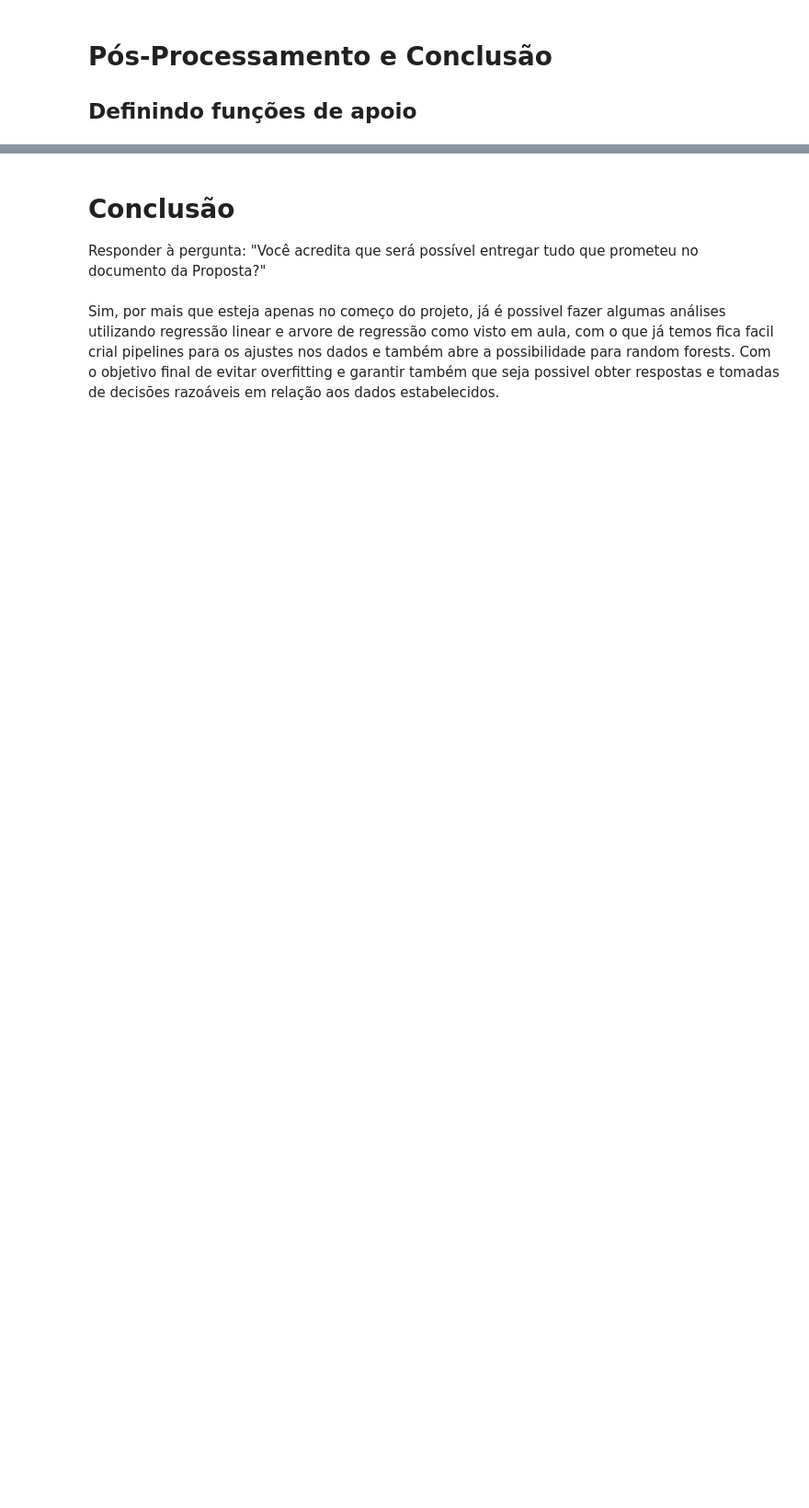
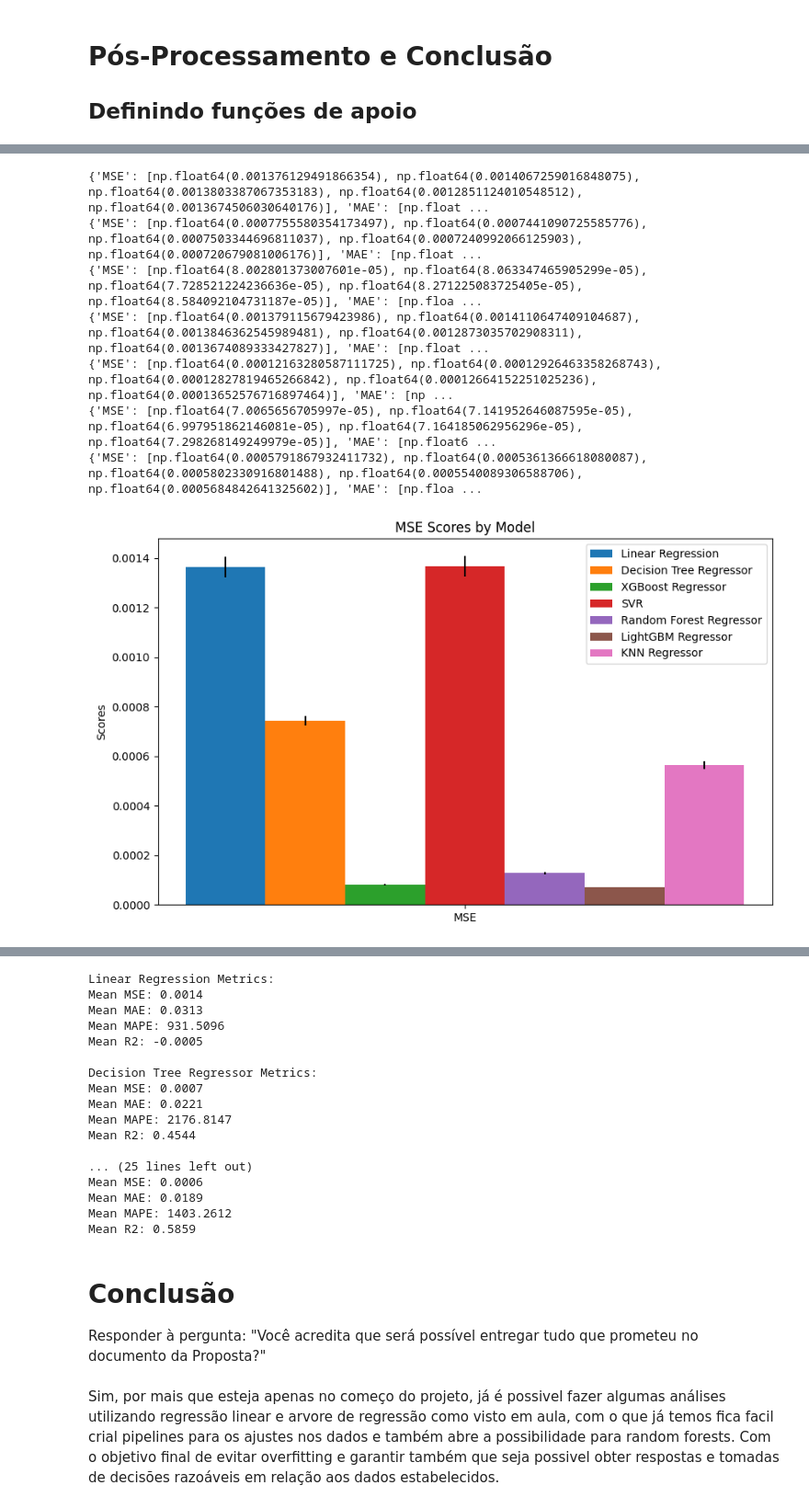
Before and after one commit to masterkey-07/smartgrid-ai-project, a Jupyter notebook: src/concept_proof.ipynb, the cells around one changed output, grey strips where cells are left out. Shown: that part at 92% size. Cells and saved outputs as stored; diff of their text form; code cells hidden in the pictures; blank space fills up the shorter version.

Commit message:
LightGBM

```diff
--- a/src/concept_proof.ipynb
+++ b/src/concept_proof.ipynb
@@ -281,0 +248,61 @@ Mean R2: 0.9056
+# %%
+# Regressão Linear
+
+linear_mean_std = create_metrics(liner_regressor_data)
+tree_mean_std = create_metrics(tree_regressor_data)
+xgboost_mean_std = create_metrics(xgboost_regressor_data)
+svr_mean_std = create_metrics(svr_data)
+random_forest_mean_std = create_metrics(random_forest_data)
+lightgbm_mean_std = create_metrics(lightgbm_regressor_data)
+knn_mean_std = create_metrics(knn_regressor_data)
+
+# Função para plotar gráficos de métricas
+def plot_metrics(metric_name, model_metrics, labels):
+    width = 0.2
+    x = np.arange(len(labels))
+
+    fig, ax = plt.subplots(figsize=(10, 6))
+
+    for i, (model_name, metric_values) in enumerate(model_metrics.items()):
+        rects = ax.bar(x + i * width, [metric_values[metric_name][0] for metric_name in labels], width, label=model_name, yerr=[metric_values[metric_name][1] for metric_name in labels])
+
+    ax.set_ylabel('Scores')
+    ax.set_title(f'{metric_name} Scores by Model')
+    ax.set_xticks(x + width * (len(model_metrics) - 1) / 2)
+    ax.set_xticklabels(labels)
+    ax.legend()
+
+    plt.show()
+
+# Dicionário para armazenar os dados de cada modelo
+model_metrics = {
+    "Linear Regression": linear_mean_std,
+    "Decision Tree Regressor": tree_mean_std,
+    "XGBoost Regressor": xgboost_mean_std,
+    "SVR": svr_mean_std,
+    "Random Forest Regressor": random_forest_mean_std,
+    "LightGBM Regressor": lightgbm_mean_std,
+    "KNN Regressor": knn_mean_std
+}
+
+# Labels de métricas
+metrics_to_plot = ['MSE', 'MAE', 'MAPE', 'R2']
+
+# Plotar gráficos para cada métrica
+for metric in metrics_to_plot:
+    plot_metrics(metric, model_metrics, [metric])
+
+# Exibindo as médias de cada modelo
+for model_name, model_mean_std in model_metrics.items():
+    print(f"\n{model_name} Metrics:")
+    for metric in metrics_to_plot:
+        print(f"Mean {metric}: {model_mean_std[metric][0]:.4f}")
+# %% [output]
+{'MSE': [np.float64(0.001376129491866354), np.float64(0.0014067259016848075), np.float64(0.0013803387067353183), np.float64(0.0012851124010548512), np.float64(0.0013674506030640176)], 'MAE': [np.float ...
+{'MSE': [np.float64(0.0007755580354173497), np.float64(0.0007441090725585776), np.float64(0.0007503344696811037), np.float64(0.0007240992066125903), np.float64(0.000720679081006176)], 'MAE': [np.float ...
+{'MSE': [np.float64(8.002801373007601e-05), np.float64(8.063347465905299e-05), np.float64(7.728521224236636e-05), np.float64(8.271225083725405e-05), np.float64(8.584092104731187e-05)], 'MAE': [np.floa ...
+{'MSE': [np.float64(0.001379115679423986), np.float64(0.0014110647409104687), np.float64(0.0013846362545989481), np.float64(0.0012873035702908311), np.float64(0.0013674089333427827)], 'MAE': [np.float ...
+{'MSE': [np.float64(0.00012163280587111725), np.float64(0.00012926463358268743), np.float64(0.00012827819465266842), np.float64(0.00012664152251025236), np.float64(0.00013652576716897464)], 'MAE': [np ...
+{'MSE': [np.float64(7.0065656705997e-05), np.float64(7.141952646087595e-05), np.float64(6.997951862146081e-05), np.float64(7.164185062956296e-05), np.float64(7.298268149249979e-05)], 'MAE': [np.float6 ...
+{'MSE': [np.float64(0.0005791867932411732), np.float64(0.0005361366618080087), np.float64(0.0005802330916801488), np.float64(0.0005540089306588706), np.float64(0.0005684842641325602)], 'MAE': [np.floa ...
+[figure, added]
@@ -282,3 +312,20 @@ Mean R2: 0.9056
+Linear Regression Metrics:
+Mean MSE: 0.0014
+Mean MAE: 0.0313
+Mean MAPE: 931.5096
+Mean R2: -0.0005
+
+Decision Tree Regressor Metrics:
+Mean MSE: 0.0007
+Mean MAE: 0.0221
+Mean MAPE: 2176.8147
+Mean R2: 0.4544
+
+... (25 lines left out)
+Mean MSE: 0.0006
+Mean MAE: 0.0189
+Mean MAPE: 1403.2612
+Mean R2: 0.5859
 # %% [markdown]
 # Conclusão
 
```
Also changed, not shown: parts of 4 cells of this notebook.
